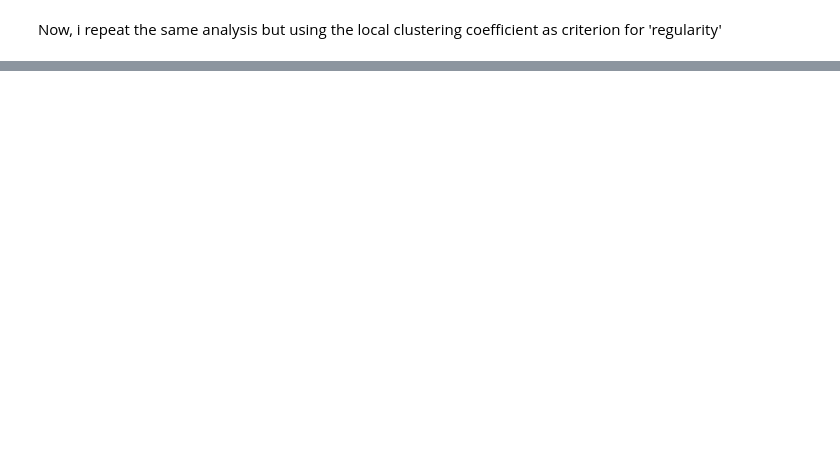
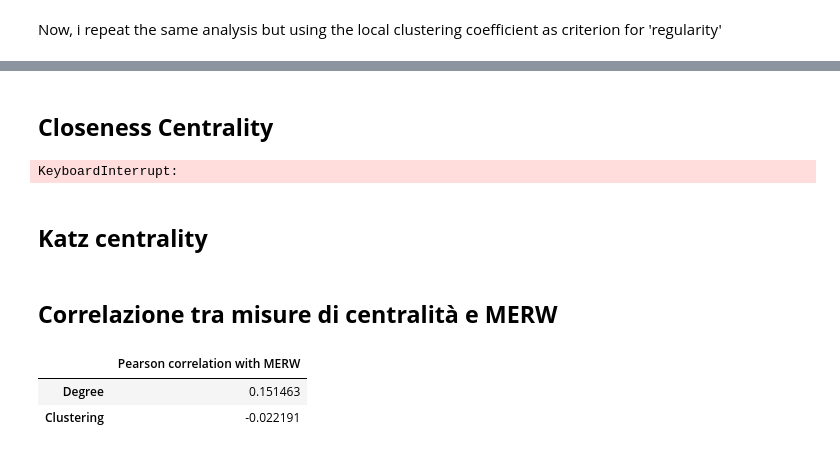
Before and after one commit to EsterCim/MERW-on-networks, a Jupyter notebook: Complex_Networks.ipynb, the cells around one changed output, grey strips where cells are left out. Cells and saved outputs as stored; diff of their text form; code cells hidden in the pictures; blank space fills up the shorter version.

```diff
--- a/Complex_Networks.ipynb
+++ b/Complex_Networks.ipynb
@@ -393,0 +403,9 @@ Node 5190: πᵢ = 0.00583, clustering = 0.036
+# %% [markdown]
+## **Closeness Centrality**
+# %%
+closeness_dict = nx.closeness_centrality(G_removed)
+closeness = np.array([closeness_dict[n] for n in G_removed.nodes()])
+# %% [output]
+KeyboardInterrupt:
+# %% [markdown]
+## **Katz centrality**
@@ -393,0 +415,43 @@ Node 5190: πᵢ = 0.00583, clustering = 0.036
+# %% [markdown]
+## **Correlazione tra misure di centralità e MERW**
+# %%
+import networkx as nx
+import numpy as np
+import pandas as pd
+from scipy.stats import pearsonr
+
+nodes = list(G_removed.nodes())
+
+# 1️⃣ Degree centrality
+degree_centrality = nx.degree_centrality(G_removed)
+degree_vals = np.array([degree_centrality[n] for n in nodes])
+
+# 2️⃣ Local clustering coefficient
+clustering = nx.clustering(G_removed)
+clustering_vals = np.array([clustering[n] for n in nodes])
+
+
+# 5️⃣ MERW stationary distribution (pi_merw) già calcolato
+merw_vals = np.array(pi_merw_removed)
+
+# Organizza i dati in un dizionario
+centralities = {
+    "MERW": merw_vals,
+    "Degree": degree_vals,
+    "Clustering": clustering_vals
+}
+
+# Calcola correlazioni Pearson tra MERW e ciascuna misura
+correlations = {}
+for name, vals in centralities.items():
+    if name != "MERW":  # MERW vs ciascuna centralità
+        corr, _ = pearsonr(merw_vals, vals)
+        correlations[name] = corr
+
+# Mostra risultati in un DataFrame
+results_df = pd.DataFrame.from_dict(correlations, orient='index', columns=['Pearson correlation with MERW'])
+results_df
+# %% [output]
+|  | Pearson correlation with MERW |
+| Degree | 0.151463 |
+| Clustering | -0.022191 |
```
Also changed, not shown: parts of 20 cells of this notebook.
